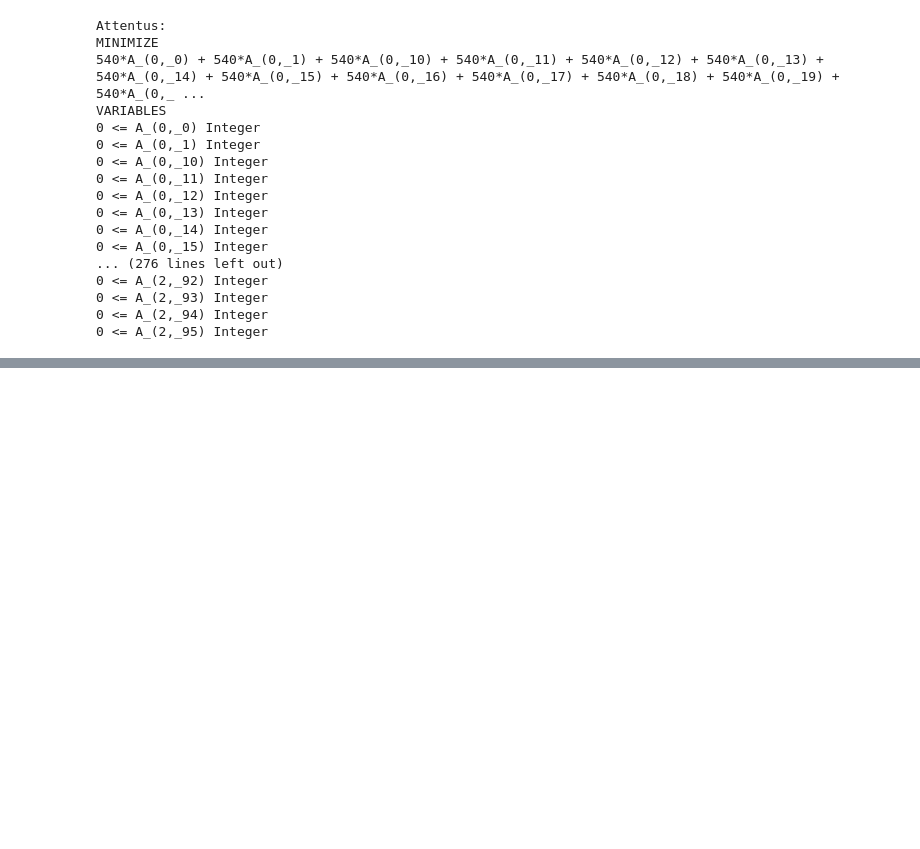
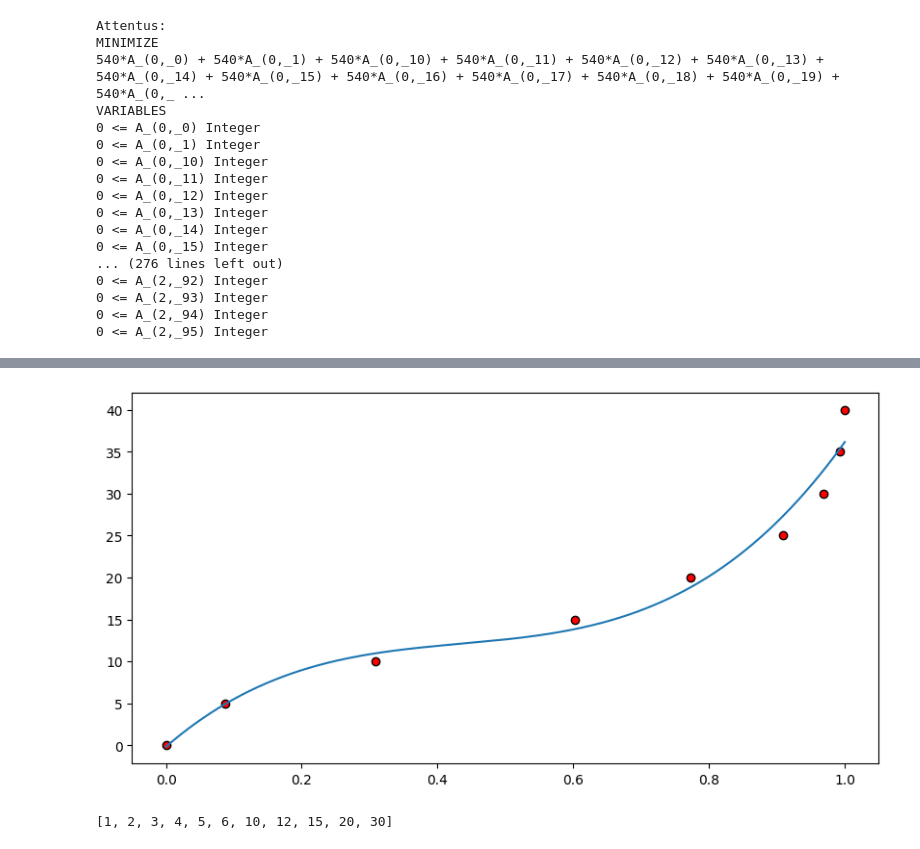
Before and after one commit to HermesJunior/Attentus, a Jupyter notebook: nan_attentus_aula.ipynb, the cells around one changed output, grey strips where cells are left out. Saved outputs shown, nothing was run; the diff lists cells and outputs as text; code cells hidden in the pictures; blank space fills up the shorter version.

```diff
--- a/nan_attentus_aula.ipynb
+++ b/nan_attentus_aula.ipynb
@@ -754,0 +1945,4 @@ VARIABLES
+# %%
+fig = ajusta_polinomio(df_duracoes, 3)
+# %% [output]
+[figure, added]
@@ -754,0 +1957,4 @@ VARIABLES
+# %%
+encontra_divisores(60)
+# %% [output]
+[1, 2, 3, 4, 5, 6, 10, 12, 15, 20, 30]
```
Also changed, not shown: parts of 123 cells of this notebook, 4 other files.
